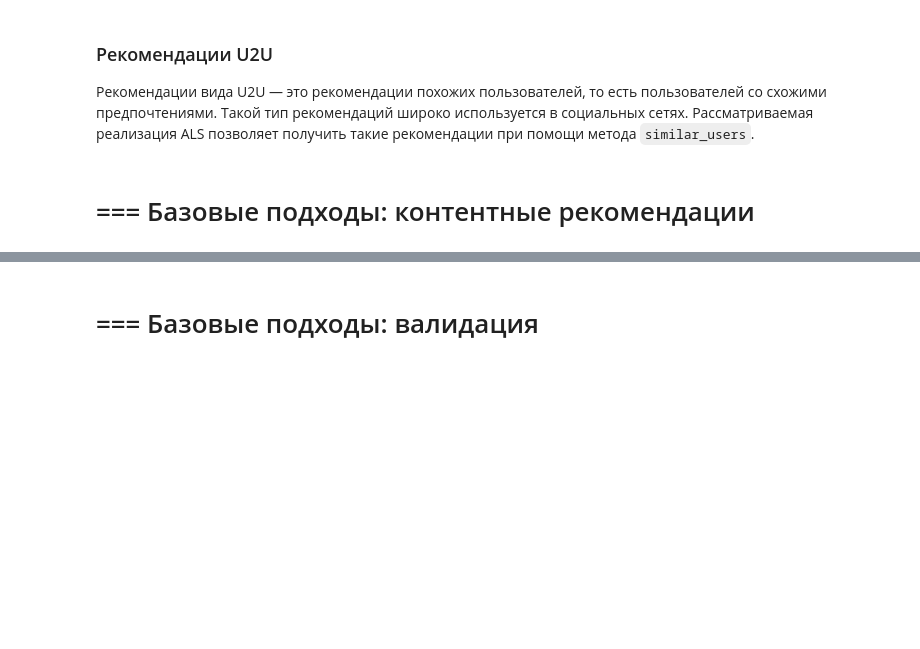
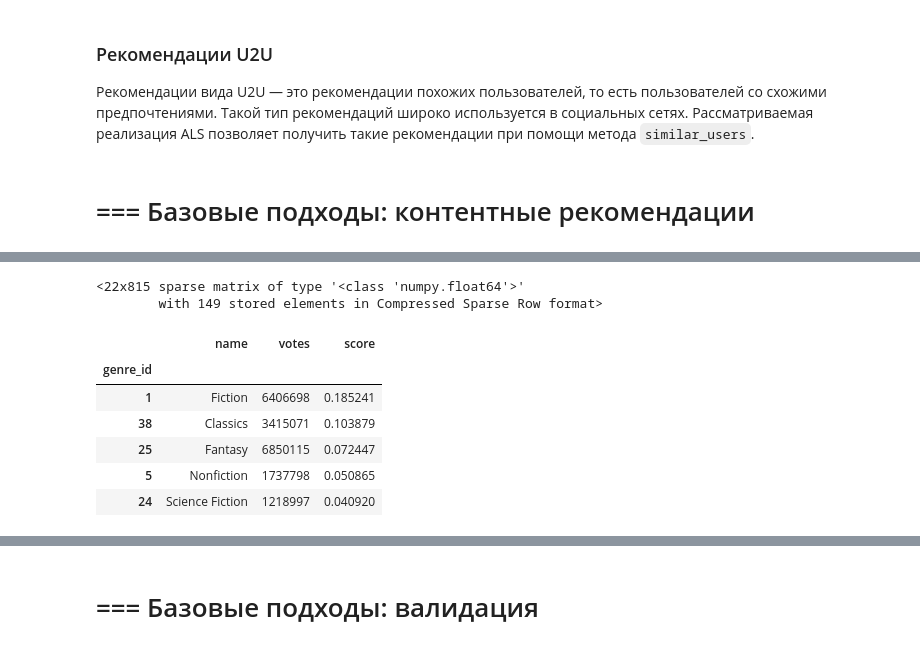
Before and after one commit to anyvol/mle-recsys-start, a Jupyter notebook: main_offline.ipynb, the cells around one changed output, grey strips where cells are left out. Cells and saved outputs as stored; diff of their text form; code cells hidden in the pictures; blank space fills up the shorter version.

```diff
--- a/main_offline.ipynb
+++ b/main_offline.ipynb
@@ -571,0 +642,45 @@ print(f"Пользователей с < 2 оценками: {(no_ratings_users <
+# %%
+items = items.sort_values(by="item_id_enc")
+all_items_genres_csr = get_item2genre_matrix(genres, items)
+# %%
+# Выбираем пользователя
+user_id = 1000010
+
+# Получаем историю взаимодействий пользователя
+user_events = events_train.query("user_id == @user_id")[["item_id", "rating"]]
+
+# Находим книги, с которыми взаимодействовал пользователь
+user_items = items[items["item_id"].isin(user_events["item_id"])]
+
+# Создаем матрицу "пользователь-жанры" с учетом рейтингов
+user_items_genres_csr = get_item2genre_matrix(genres, user_items)
+user_items_genres_csr
+# %% [output]
+<22x815 sparse matrix of type '<class 'numpy.float64'>'
+        with 149 stored elements in Compressed Sparse Row format>
+# %%
+# вычислим склонность пользователя к жанрам как среднее взвешенное значение популяции на его оценки книг.
+
+# преобразуем пользовательские оценки из списка в вектор-столбец
+user_ratings = user_events["rating"].to_numpy() / 5
+user_ratings = np.expand_dims(user_ratings, axis=1)
+
+user_items_genres_weighted = user_items_genres_csr.multiply(user_ratings)
+
+user_genres_scores = np.asarray(user_items_genres_weighted.mean(axis=0))
+# %%
+# выведем список жанров, которые предпочитает пользователь
+
+user_genres = genres.copy()
+user_genres["score"] = np.ravel(user_genres_scores)
+user_genres = user_genres[user_genres["score"] > 0].sort_values(by=["score"], ascending=False)
+
+user_genres.head(5)
+# %% [output]
+|  | name | votes | score |
+| genre_id |  |  |  |
+| 1 | Fiction | 6406698 | 0.185241 |
+| 38 | Classics | 3415071 | 0.103879 |
+| 25 | Fantasy | 6850115 | 0.072447 |
+| 5 | Nonfiction | 1737798 | 0.050865 |
+| 24 | Science Fiction | 1218997 | 0.040920 |
```
Also changed, not shown: parts of 6 cells of this notebook.
